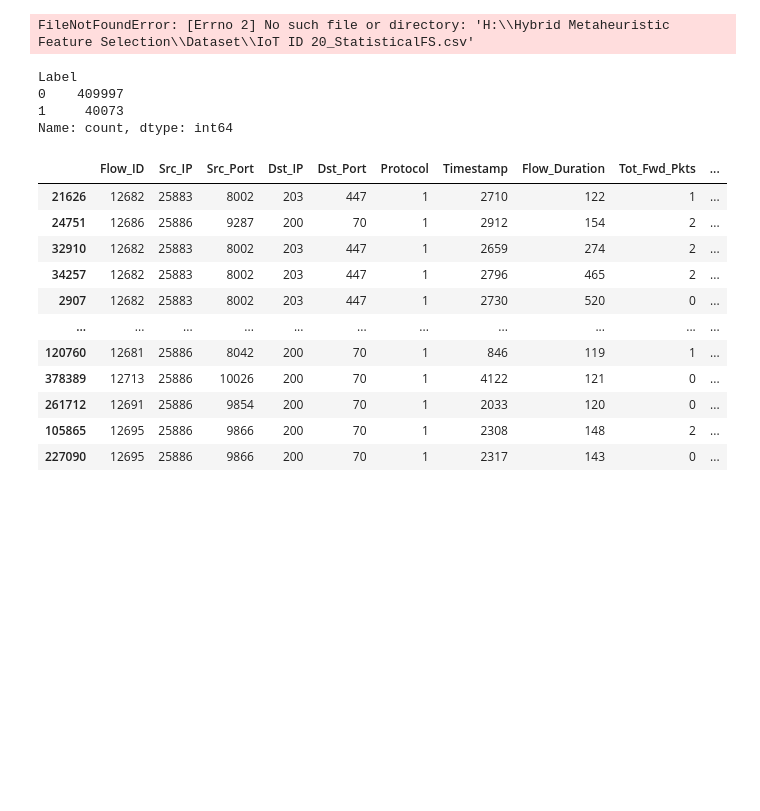
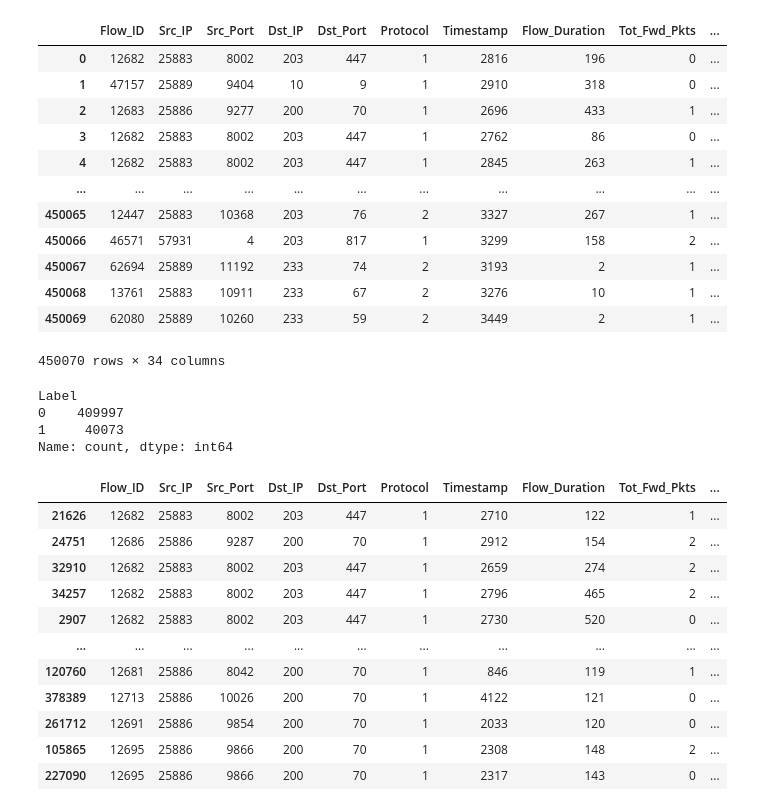
Before and after one commit to DhruvaTikhe/HMFS, a Jupyter notebook: Code/3-Metaheuristic Feature Selection.ipynb, the cells around one changed output. Saved outputs shown, nothing was run; the diff lists cells and outputs as text; code cells hidden in the pictures; blank space fills up the shorter version.

```diff
--- a/Code/3-Metaheuristic Feature Selection.ipynb
+++ b/Code/3-Metaheuristic Feature Selection.ipynb
@@ -254,11 +254,23 @@ from sklearn.neighbors import KNeighborsClassifier
 from sklearn.model_selection import train_test_split
 import matplotlib.pyplot as plt
 # %%
-data0  = pd.read_csv('H:\Hybrid Metaheuristic Feature Selection\Dataset\IoT ID 20_StatisticalFS.csv',low_memory=False)
+data0  = pd.read_csv('\Hybrid Metaheuristic Feature Selection\Dataset\IoT ID 20_StatisticalFS.csv',low_memory=False)
 #read dataset. Use your own dataset path here
 data0
 # %% [output]
+|  | Flow_ID | Src_IP | Src_Port | Dst_IP | Dst_Port | Protocol | Timestamp | Flow_Duration | Tot_Fwd_Pkts | ... |
+| 0 | 12682 | 25883 | 8002 | 203 | 447 | 1 | 2816 | 196 | 0 | ... |
+| 1 | 47157 | 25889 | 9404 | 10 | 9 | 1 | 2910 | 318 | 0 | ... |
+| 2 | 12683 | 25886 | 9277 | 200 | 70 | 1 | 2696 | 433 | 1 | ... |
+| 3 | 12682 | 25883 | 8002 | 203 | 447 | 1 | 2762 | 86 | 0 | ... |
+| 4 | 12682 | 25883 | 8002 | 203 | 447 | 1 | 2845 | 263 | 1 | ... |
+| ... | ... | ... | ... | ... | ... | ... | ... | ... | ... | ... |
+| 450065 | 12447 | 25883 | 10368 | 203 | 76 | 2 | 3327 | 267 | 1 | ... |
+| 450066 | 46571 | 57931 | 4 | 203 | 817 | 1 | 3299 | 158 | 2 | ... |
+| 450067 | 62694 | 25889 | 11192 | 233 | 74 | 2 | 3193 | 2 | 1 | ... |
+| 450068 | 13761 | 25883 | 10911 | 233 | 67 | 2 | 3276 | 10 | 1 | ... |
+| 450069 | 62080 | 25889 | 10260 | 233 | 59 | 2 | 3449 | 2 | 1 | ... |
-FileNotFoundError: [Errno 2] No such file or directory: 'H:\\Hybrid Metaheuristic Feature Selection\\Dataset\\IoT ID 20_StatisticalFS.csv'
+450070 rows × 34 columns
 # %%
 data0['Label'].value_counts()
 # %% [output]
```
Also changed, not shown: parts of 4 cells of this notebook, 3 other files.
